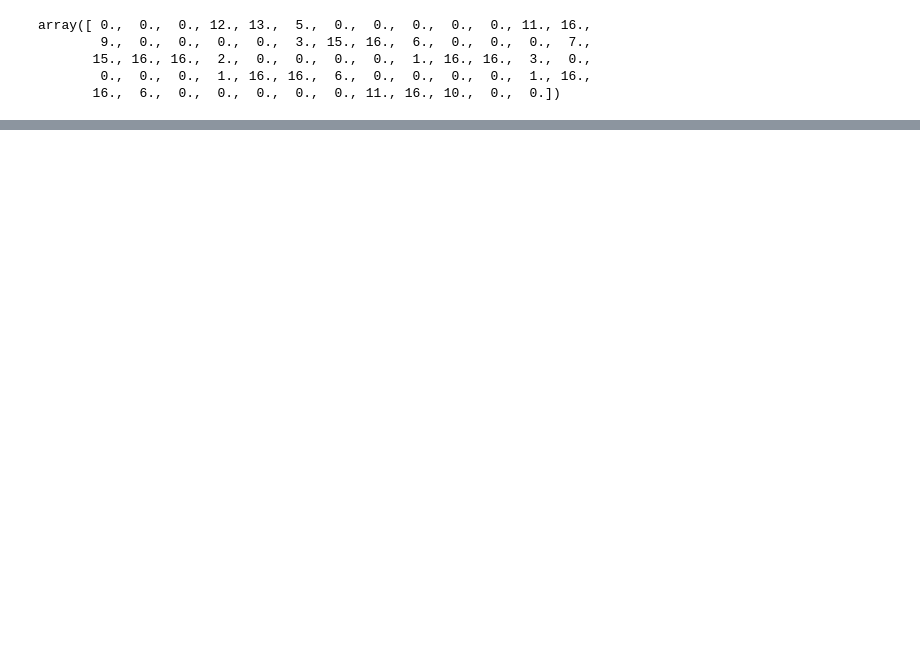
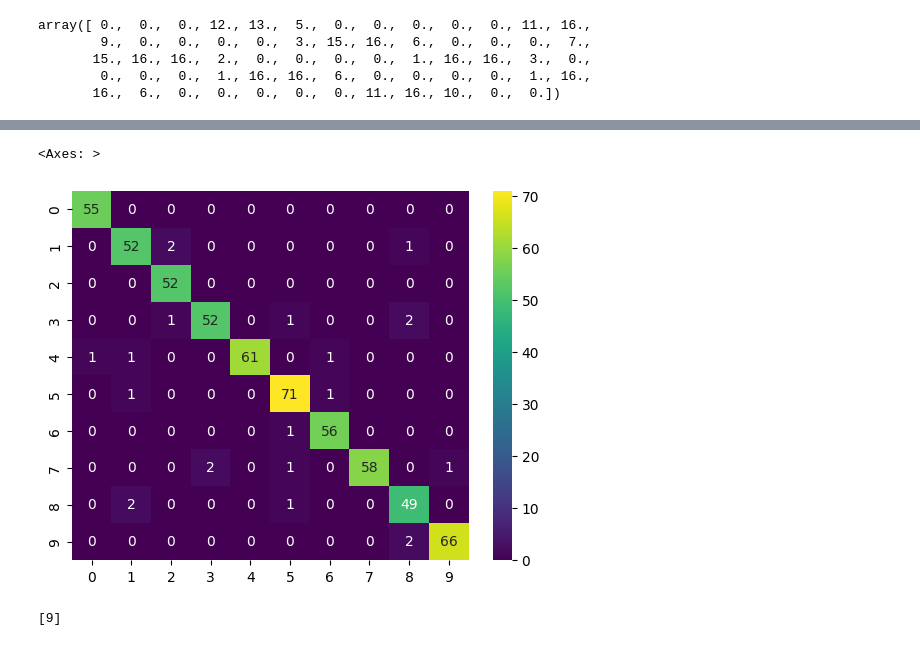
Before and after one commit to DiegoVilla03/Py_Redes, a Jupyter notebook: Lab5_Villarreal_Graham_V1.ipynb, the cells around one changed output, grey strips where cells are left out. Drawn from its saved outputs; the diff is of its cells as text; code cells hidden in the pictures; blank space fills up the shorter version.

```diff
--- a/Lab5_Villarreal_Graham_V1.ipynb
+++ b/Lab5_Villarreal_Graham_V1.ipynb
@@ -82,0 +83,17 @@ print(kessler_perceptron.predict(array_bn))
+# %%
+kessler_adaline = net.One_layer_Multiclass(64,10)
+# %%
+kessler_adaline.train_adaline(X_train, y_train)
+# %%
+y_pred = kessler_adaline.predict(X_test)
+# %%
+conf_matrix = confusion_matrix(y_test, y_pred)
+
+sns.heatmap(conf_matrix, annot=True, cmap='viridis')
+# %% [output]
+<Axes: >
+[figure, added]
+# %%
+print(kessler_adaline.predict(array_bn))
+# %% [output]
+[9]
```
Also changed, not shown: parts of 7 cells of this notebook, 1 other file.
